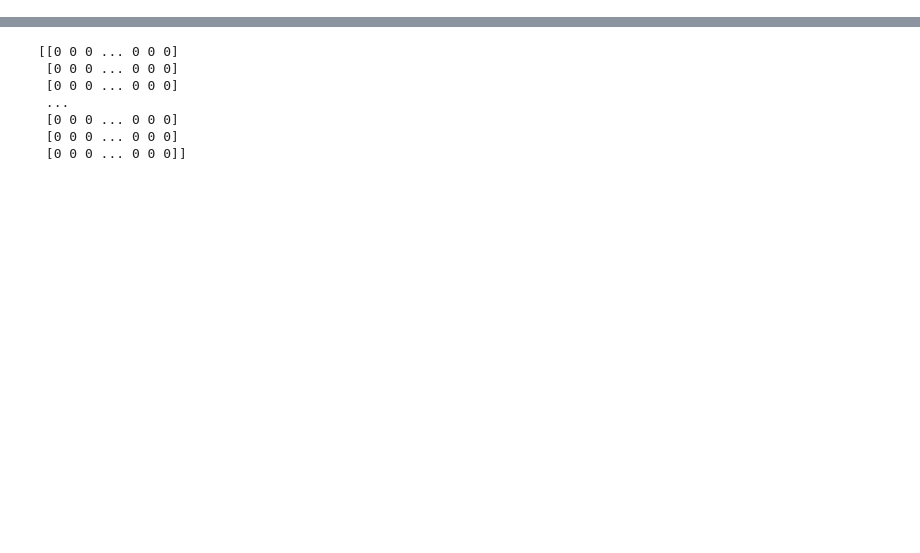
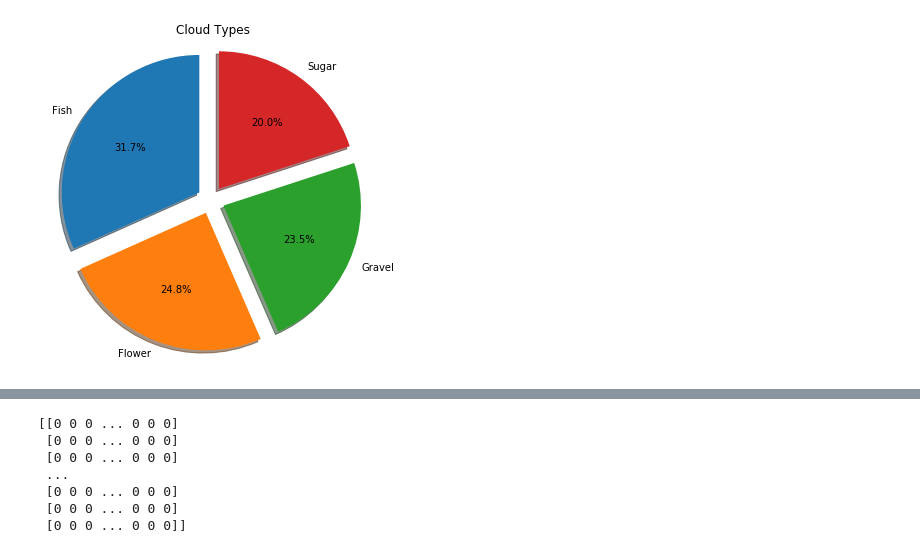
Before and after one commit to pjain310/DDL_Project, a Jupyter notebook: Preliminary Code.ipynb, the cells around one changed output, grey strips where cells are left out. Drawn from its saved outputs; the diff is of its cells as text; code cells hidden in the pictures; blank space fills up the shorter version.

```diff
--- a/Preliminary Code.ipynb
+++ b/Preliminary Code.ipynb
@@ -18,0 +60,17 @@ df['Label_Present'] = df['EncodedPixels'].map(lambda x: 0 if x is np.nan else 1)
+# %%
+#Number of each label in train
+nums = df.loc[df['EncodedPixels'].isnull() == False, 'Image_Label'].apply(lambda x: x.split('_')[1]).value_counts()
+
+# plotting a pie chart
+labels = 'Fish', 'Flower', 'Gravel', 'Sugar'
+sizes =  nums.tolist()
+explode = (0.1, 0.1, 0.1, 0.1)
+
+fig, ax = plt.subplots(figsize=(6, 6))
+ax.pie(sizes, explode=explode, labels=labels, autopct='%1.1f%%', shadow=True, startangle=90)
+ax.axis('equal')
+ax.set_title('Cloud Types')
+
+plt.show()
+# %% [output]
+[figure, added]
```
Also changed, not shown: parts of 6 cells of this notebook.
